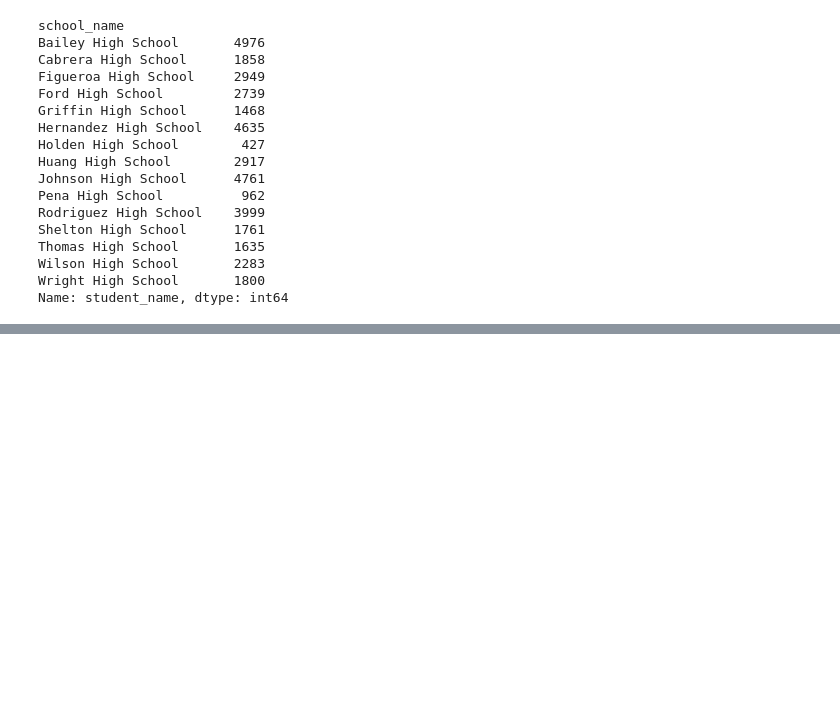
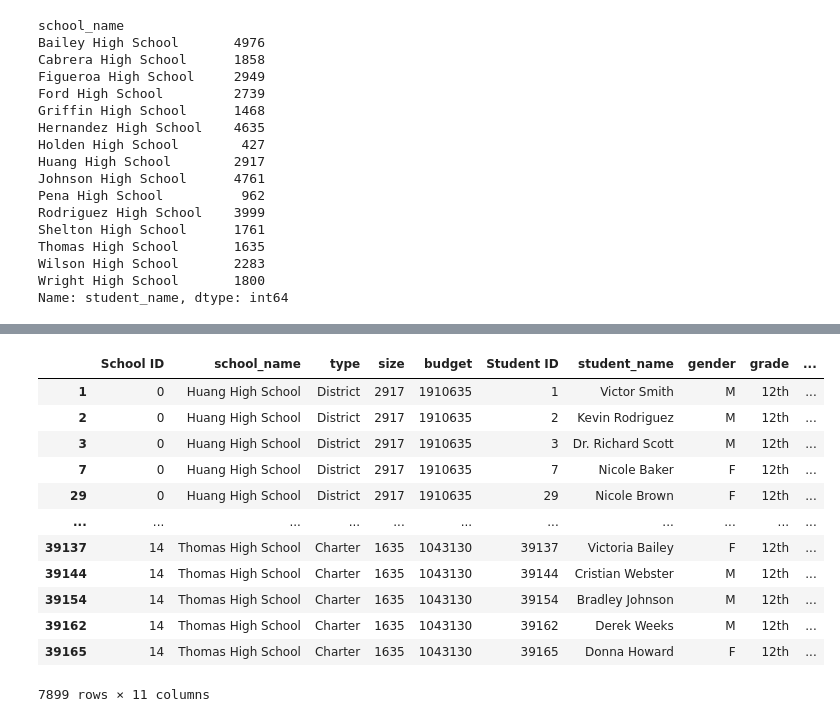
Before and after one commit to Urja1529/pandas_challenge, a Jupyter notebook: PyCitySchools.ipynb, the cells around one changed output, grey strips where cells are left out. Cells and saved outputs as stored; diff of their text form; code cells hidden in the pictures; blank space fills up the shorter version.

```diff
--- a/PyCitySchools.ipynb
+++ b/PyCitySchools.ipynb
@@ -172,0 +597,24 @@ Name: budget, dtype: int64
+# %%
+ninth_grader_r=student_complete_df[(student_complete_df["grade"]=="9th")]
+
+tenth_grader_r=student_complete_df[(student_complete_df["grade"]=="10th")]
+eleventh_grader_r=student_complete_df[(student_complete_df["grade"]=="11th")]
+twelfth_grader_r=student_complete_df[(student_complete_df["grade"]=="12th")]
+eleventh_grader_r
+ninth_grader_r
+tenth_grader_r
+twelfth_grader_r
+# %% [output]
+|  | School ID | school_name | type | size | budget | Student ID | student_name | gender | grade | ... |
+| 1 | 0 | Huang High School | District | 2917 | 1910635 | 1 | Victor Smith | M | 12th | ... |
+| 2 | 0 | Huang High School | District | 2917 | 1910635 | 2 | Kevin Rodriguez | M | 12th | ... |
+| 3 | 0 | Huang High School | District | 2917 | 1910635 | 3 | Dr. Richard Scott | M | 12th | ... |
+| 7 | 0 | Huang High School | District | 2917 | 1910635 | 7 | Nicole Baker | F | 12th | ... |
+| 29 | 0 | Huang High School | District | 2917 | 1910635 | 29 | Nicole Brown | F | 12th | ... |
+| ... | ... | ... | ... | ... | ... | ... | ... | ... | ... | ... |
+| 39137 | 14 | Thomas High School | Charter | 1635 | 1043130 | 39137 | Victoria Bailey | F | 12th | ... |
+| 39144 | 14 | Thomas High School | Charter | 1635 | 1043130 | 39144 | Cristian Webster | M | 12th | ... |
+| 39154 | 14 | Thomas High School | Charter | 1635 | 1043130 | 39154 | Bradley Johnson | M | 12th | ... |
+| 39162 | 14 | Thomas High School | Charter | 1635 | 1043130 | 39162 | Derek Weeks | M | 12th | ... |
+| 39165 | 14 | Thomas High School | Charter | 1635 | 1043130 | 39165 | Donna Howard | F | 12th | ... |
+7899 rows × 11 columns
```
Also changed, not shown: parts of 42 cells of this notebook, 4 other files.
